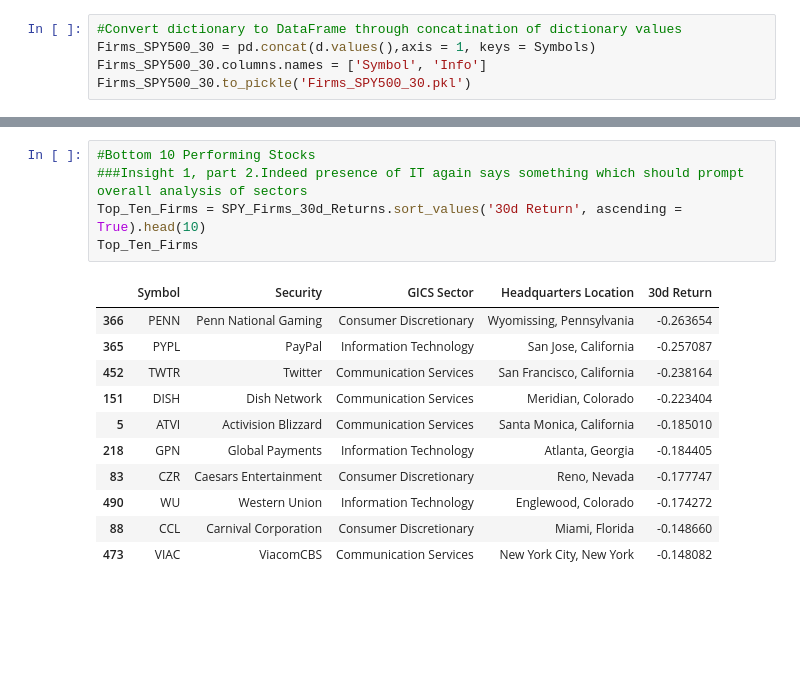
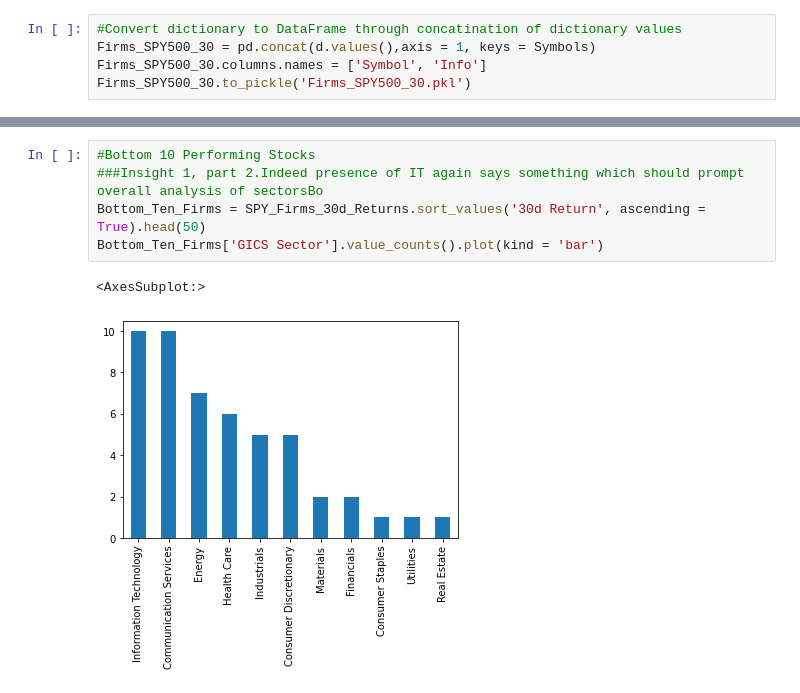
Before and after one commit to ALtogether2332/SPY500_Project, a Jupyter notebook: Main.ipynb, the cells around one changed output, grey strips where cells are left out. Drawn from its saved outputs; the diff is of its cells as text; blank space fills up the shorter version.

```diff
--- a/Main.ipynb
+++ b/Main.ipynb
@@ -131,18 +100,9 @@ Top_Ten_Firms
 # %%
 #Bottom 10 Performing Stocks
-###Insight 1, part 2.Indeed presence of IT again says something which should prompt overall analysis of sectors
-Top_Ten_Firms = SPY_Firms_30d_Returns.sort_values('30d Return', ascending = True).head(10)
-Top_Ten_Firms
+###Insight 1, part 2.Indeed presence of IT again says something which should prompt overall analysis of sectorsBo
+Bottom_Ten_Firms = SPY_Firms_30d_Returns.sort_values('30d Return', ascending = True).head(50)
+Bottom_Ten_Firms['GICS Sector'].value_counts().plot(kind = 'bar')
 # %% [output]
-|  | Symbol | Security | GICS Sector | Headquarters Location | 30d Return |
-| 366 | PENN | Penn National Gaming | Consumer Discretionary | Wyomissing, Pennsylvania | -0.263654 |
-| 365 | PYPL | PayPal | Information Technology | San Jose, California | -0.257087 |
-| 452 | TWTR | Twitter | Communication Services | San Francisco, California | -0.238164 |
-| 151 | DISH | Dish Network | Communication Services | Meridian, Colorado | -0.223404 |
-| 5 | ATVI | Activision Blizzard | Communication Services | Santa Monica, California | -0.185010 |
-| 218 | GPN | Global Payments | Information Technology | Atlanta, Georgia | -0.184405 |
-| 83 | CZR | Caesars Entertainment | Consumer Discretionary | Reno, Nevada | -0.177747 |
-| 490 | WU | Western Union | Information Technology | Englewood, Colorado | -0.174272 |
-| 88 | CCL | Carnival Corporation | Consumer Discretionary | Miami, Florida | -0.148660 |
-| 473 | VIAC | ViacomCBS | Communication Services | New York City, New York | -0.148082 |
+<AxesSubplot:>
+[figure, added]
 # %%
```
Also changed, not shown: parts of 23 cells of this notebook.
